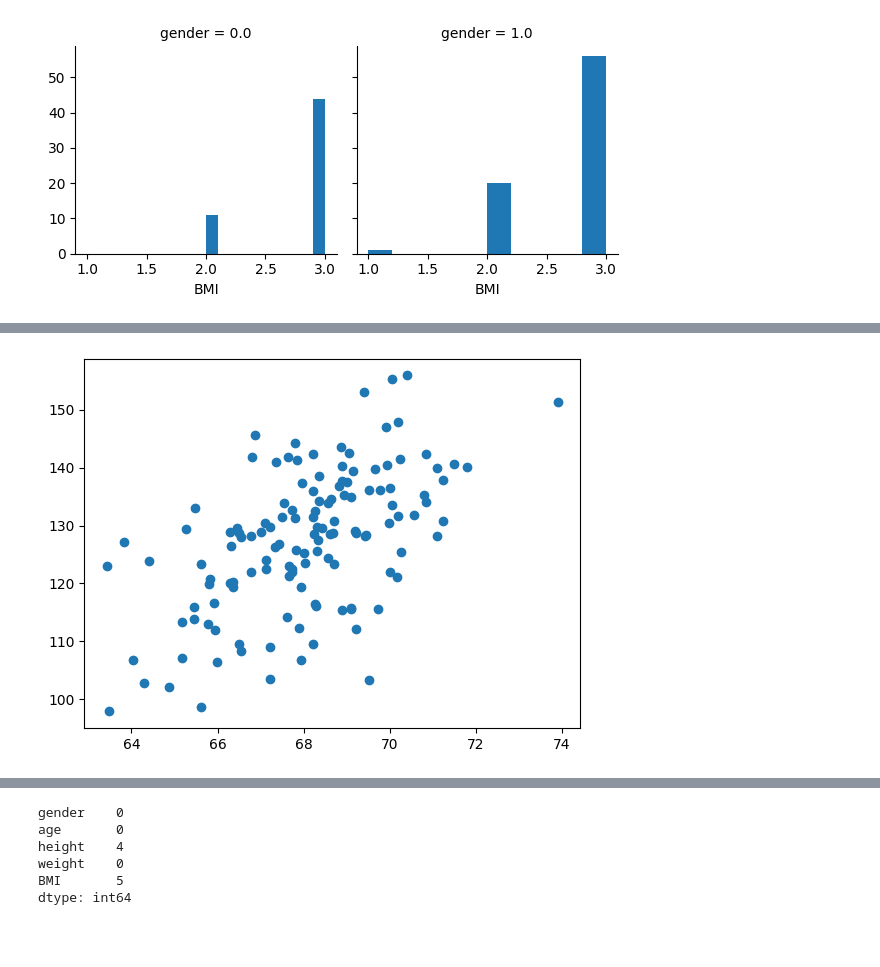
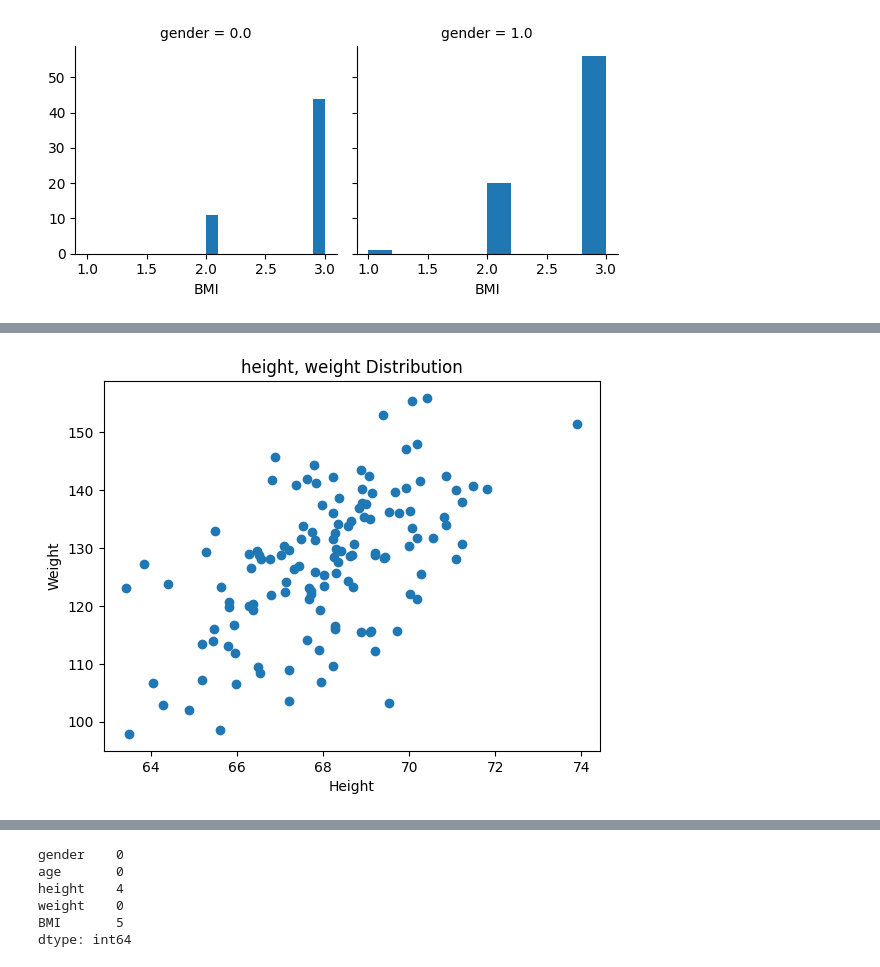
Before and after one commit to Seungminin/Data_Science, a Jupyter notebook: Assignment/Lab2.ipynb, the cells around one changed output, grey strips where cells are left out. Drawn from its saved outputs; the diff is of its cells as text; code cells hidden in the pictures; blank space fills up the shorter version.

```diff
--- a/Assignment/Lab2.ipynb
+++ b/Assignment/Lab2.ipynb
@@ -138,8 +139,6 @@ for index, num in df['height'].items():
     if num <= 0 or num>100:
         h_indices.append(index)
         df.at[index,'height']=np.NaN
-    elif num ==np.NAN:
-        h_indices.append(index)
 
 print(h_indices) #csv를 보면 아래 나온 index값에 +2를 해줘서 찾는다.
 # %% [output]
@@ -151,8 +150,6 @@ for index, num in df['weight'].items():
     if num <=0 or num > 200:
         w_indices.append(index)
         df.at[index,'weight'] = np.NAN
-    elif num ==np.NAN:
-        w_indices.append(index)
 
 print(w_indices) #csv를 보면 아래 나온 index값에 +2를 해줘서 찾는다.
 # %% [output]
@@ -329,8 +326,11 @@ array([[1.        , 0.6       , 0.89015369, 0.72478154],
        [0.        , 0.54285714, 0.92976367, 0.83872925],
        [0.        , 0.71428571, 0.93221221, 0.88363213]])
 # %%
+plt.title("height, weight Distribution")
+plt.xlabel("Height")
+plt.ylabel("Weight")
 plt.scatter(df['height'],df['weight'])
 plt.show()
 # %% [output]
-[figure, old version]
+[figure, new version]
 # %%
```
Also changed, not shown: parts of 12 cells of this notebook.
